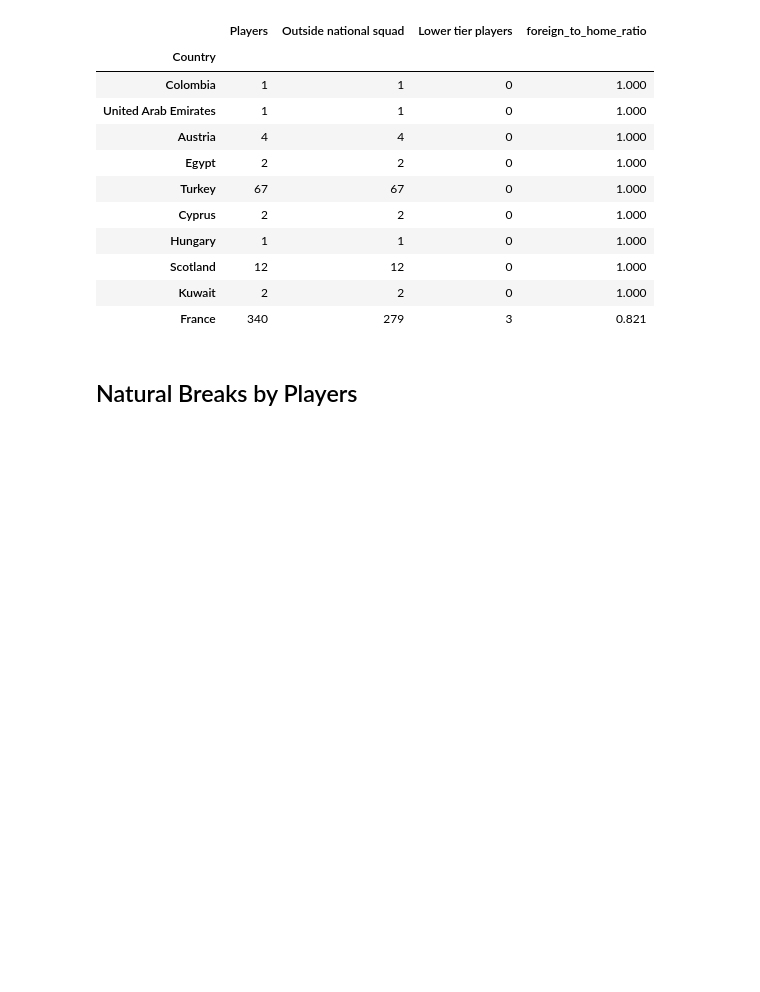
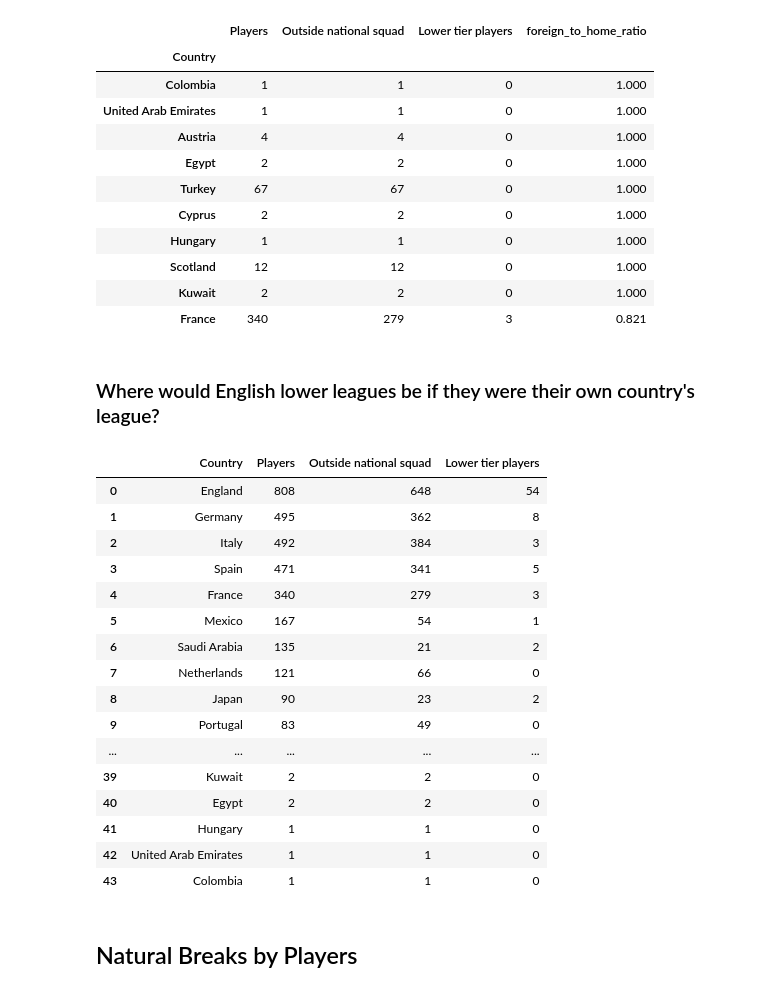
Before and after one commit to gregfeliu/Soccer-Leagues-and-the-World-Cup-, a Jupyter notebook: data/2.Analyzing_data.ipynb, the cells around one changed output. Saved outputs shown, nothing was run; the diff lists cells and outputs as text; code cells hidden in the pictures; blank space fills up the shorter version.

```diff
--- a/data/2.Analyzing_data.ipynb
+++ b/data/2.Analyzing_data.ipynb
@@ -121,6 +140,28 @@ countries_df_outside_national_squad.sort_values(by="foreign_to_home_ratio", asce
 | Scotland | 12 | 12 | 0 | 1.000 |
 | Kuwait | 2 | 2 | 0 | 1.000 |
 | France | 340 | 279 | 3 | 0.821 |
+# %% [markdown]
+### Where would English lower leagues be if they were their own country's league?
+# %%
+countries_df_groupby.sort_values(by='Players', ascending=False).reset_index()
+# %% [output]
+|  | Country | Players | Outside national squad | Lower tier players |
+| 0 | England | 808 | 648 | 54 |
+| 1 | Germany | 495 | 362 | 8 |
+| 2 | Italy | 492 | 384 | 3 |
+| 3 | Spain | 471 | 341 | 5 |
+| 4 | France | 340 | 279 | 3 |
+| 5 | Mexico | 167 | 54 | 1 |
+| 6 | Saudi Arabia | 135 | 21 | 2 |
+| 7 | Netherlands | 121 | 66 | 0 |
+| 8 | Japan | 90 | 23 | 2 |
+| 9 | Portugal | 83 | 49 | 0 |
+| ... | ... | ... | ... | ... |
+| 39 | Kuwait | 2 | 2 | 0 |
+| 40 | Egypt | 2 | 2 | 0 |
+| 41 | Hungary | 1 | 1 | 0 |
+| 42 | United Arab Emirates | 1 | 1 | 0 |
+| 43 | Colombia | 1 | 1 | 0 |
 # %% [markdown]
 ## Natural Breaks by Players
 # %%
```
Also changed, not shown: parts of 15 cells of this notebook, 1 other file.
